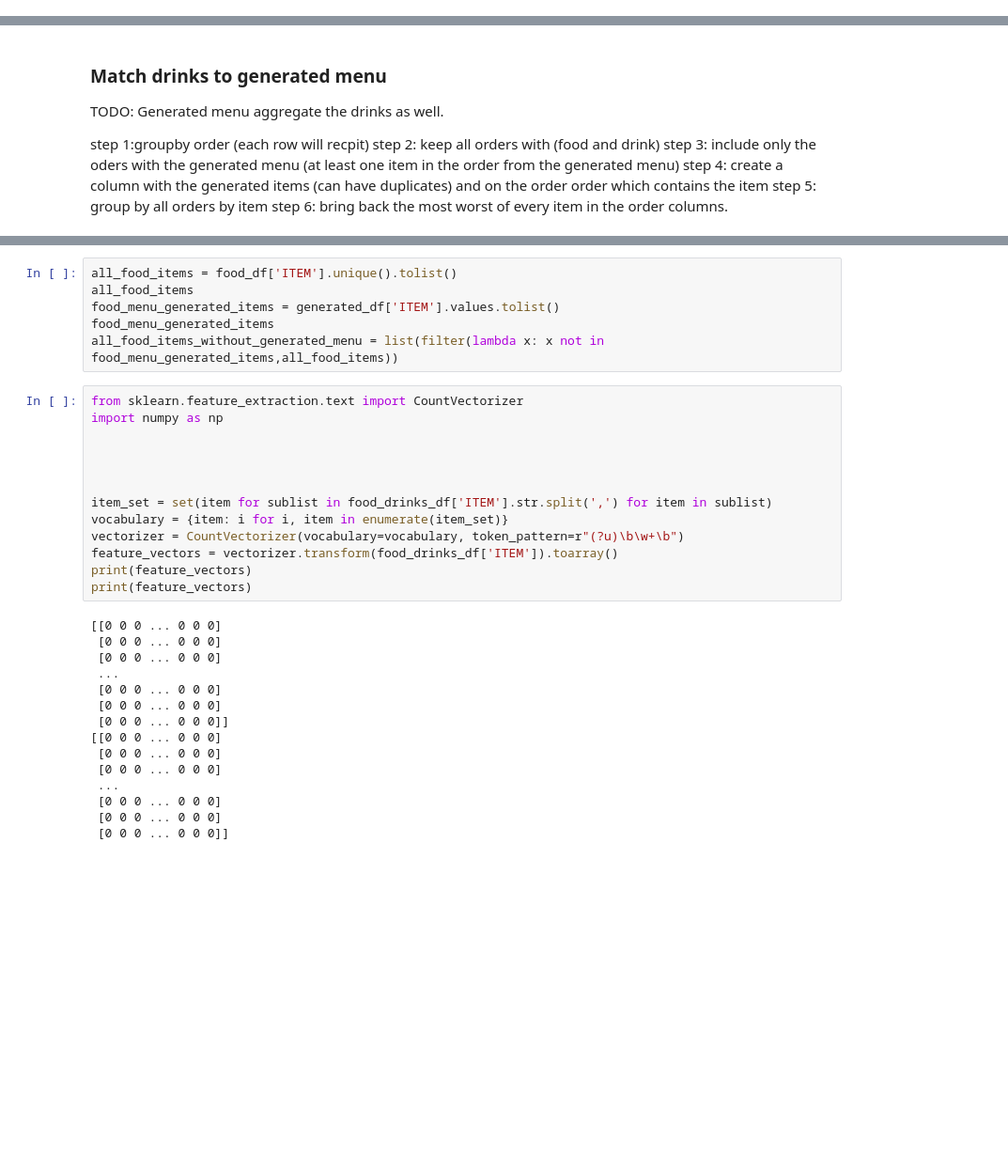
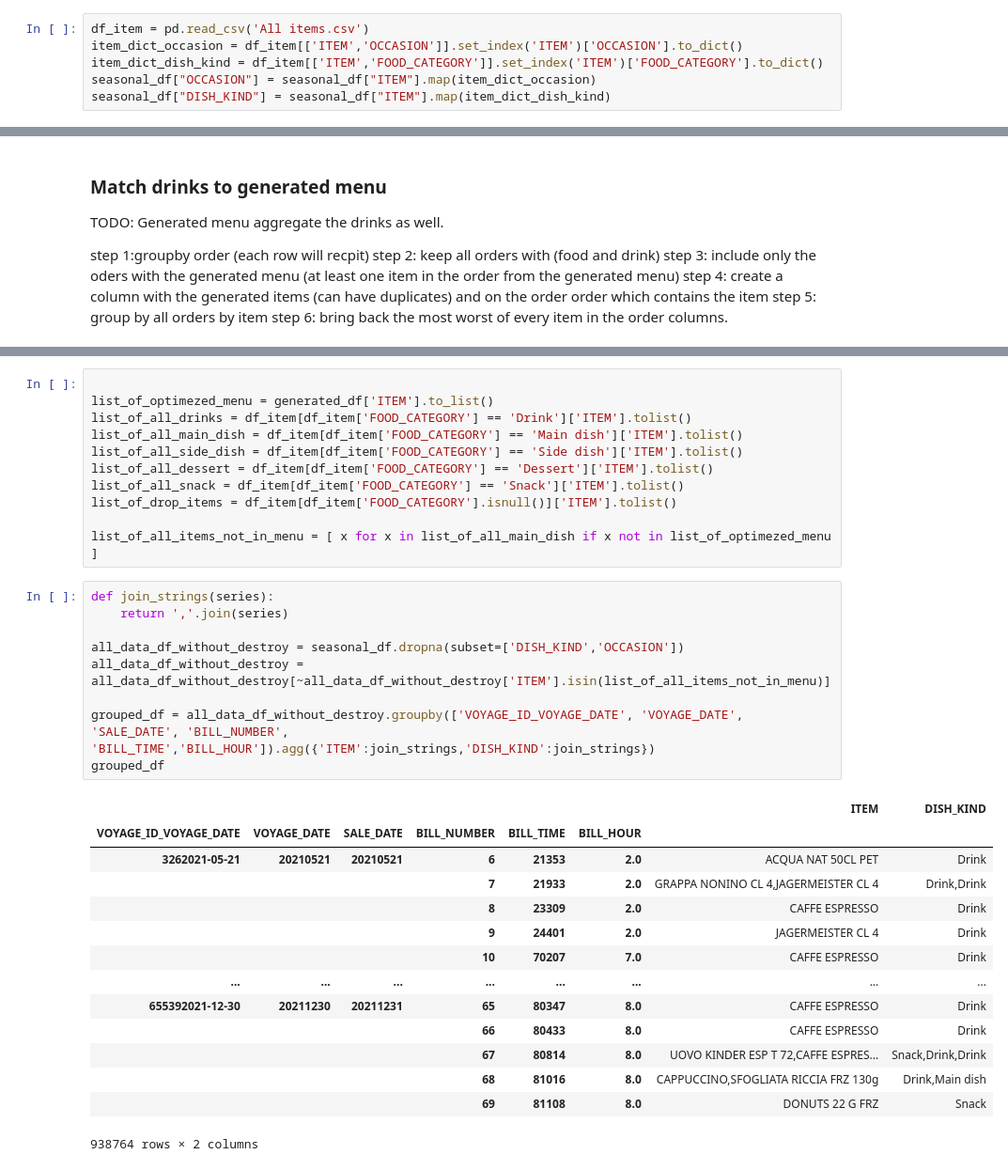
Before and after one commit to IgalKF/Academy.DataScience.MenuOptimization, a Jupyter notebook: ItalyMenu.ipynb, the cells around one changed output, grey strips where cells are left out. Shown at 94% size. Drawn from its saved outputs; the diff is of its cells as text; blank space fills up the shorter version.

```diff
--- a/ItalyMenu.ipynb
+++ b/ItalyMenu.ipynb
@@ -417,6 +417,12 @@ seasonal_df.groupby(['SALES_TIER_SEASON','WEEKEND_SALE']).agg({'EARNINGS':'sum'}
 # %% [output]
 <Axes: ylabel='SALES_TIER_SEASON'>
 [figure]
+# %%
+df_item = pd.read_csv('All items.csv')
+item_dict_occasion = df_item[['ITEM','OCCASION']].set_index('ITEM')['OCCASION'].to_dict()
+item_dict_dish_kind = df_item[['ITEM','FOOD_CATEGORY']].set_index('ITEM')['FOOD_CATEGORY'].to_dict()
+seasonal_df["OCCASION"] = seasonal_df["ITEM"].map(item_dict_occasion)
+seasonal_df["DISH_KIND"] = seasonal_df["ITEM"].map(item_dict_dish_kind)
 # %% [markdown]
 # BCG Categorization
 # %%
@@ -728,34 +717,35 @@ food_drinks_df = food_drinks_df.drop(columns="MENU_CATEGORY")
-# %%
-all_food_items = food_df['ITEM'].unique().tolist()
-all_food_items
-food_menu_generated_items = generated_df['ITEM'].values.tolist()
-food_menu_generated_items
-all_food_items_without_generated_menu = list(filter(lambda x: x not in food_menu_generated_items,all_food_items))
-# %%
-from sklearn.feature_extraction.text import CountVectorizer
-import numpy as np
-
-
-
-
-item_set = set(item for sublist in food_drinks_df['ITEM'].str.split(',') for item in sublist)
-vocabulary = {item: i for i, item in enumerate(item_set)}
-vectorizer = CountVectorizer(vocabulary=vocabulary, token_pattern=r"(?u)\b\w+\b")
-feature_vectors = vectorizer.transform(food_drinks_df['ITEM']).toarray()
-print(feature_vectors)
-print(feature_vectors)
-# %% [output]
-[[0 0 0 ... 0 0 0]
- [0 0 0 ... 0 0 0]
- [0 0 0 ... 0 0 0]
- ...
- [0 0 0 ... 0 0 0]
- [0 0 0 ... 0 0 0]
- [0 0 0 ... 0 0 0]]
-[[0 0 0 ... 0 0 0]
- [0 0 0 ... 0 0 0]
- [0 0 0 ... 0 0 0]
- ...
- [0 0 0 ... 0 0 0]
- [0 0 0 ... 0 0 0]
- [0 0 0 ... 0 0 0]]
+# %%
+
+list_of_optimezed_menu = generated_df['ITEM'].to_list()
+list_of_all_drinks = df_item[df_item['FOOD_CATEGORY'] == 'Drink']['ITEM'].tolist()
+list_of_all_main_dish = df_item[df_item['FOOD_CATEGORY'] == 'Main dish']['ITEM'].tolist()
+list_of_all_side_dish = df_item[df_item['FOOD_CATEGORY'] == 'Side dish']['ITEM'].tolist()
+list_of_all_dessert = df_item[df_item['FOOD_CATEGORY'] == 'Dessert']['ITEM'].tolist()
+list_of_all_snack = df_item[df_item['FOOD_CATEGORY'] == 'Snack']['ITEM'].tolist()
+list_of_drop_items = df_item[df_item['FOOD_CATEGORY'].isnull()]['ITEM'].tolist()
+
+list_of_all_items_not_in_menu = [ x for x in list_of_all_main_dish if x not in list_of_optimezed_menu ]
+# %%
+def join_strings(series):
+    return ','.join(series)
+
+all_data_df_without_destroy = seasonal_df.dropna(subset=['DISH_KIND','OCCASION'])
+all_data_df_without_destroy = all_data_df_without_destroy[~all_data_df_without_destroy['ITEM'].isin(list_of_all_items_not_in_menu)]
+
+grouped_df = all_data_df_without_destroy.groupby(['VOYAGE_ID_VOYAGE_DATE', 'VOYAGE_DATE', 'SALE_DATE', 'BILL_NUMBER', 'BILL_TIME','BILL_HOUR']).agg({'ITEM':join_strings,'DISH_KIND':join_strings})
+grouped_df
+# %% [output]
+|  |  |  |  |  |  | ITEM | DISH_KIND |
+| VOYAGE_ID_VOYAGE_DATE | VOYAGE_DATE | SALE_DATE | BILL_NUMBER | BILL_TIME | BILL_HOUR |  |  |
+| 3262021-05-21 | 20210521 | 20210521 | 6 | 21353 | 2.0 | ACQUA NAT 50CL PET | Drink |
+|  |  |  | 7 | 21933 | 2.0 | GRAPPA NONINO CL 4,JAGERMEISTER CL 4 | Drink,Drink |
+|  |  |  | 8 | 23309 | 2.0 | CAFFE ESPRESSO | Drink |
+|  |  |  | 9 | 24401 | 2.0 | JAGERMEISTER CL 4 | Drink |
+|  |  |  | 10 | 70207 | 7.0 | CAFFE ESPRESSO | Drink |
+| ... | ... | ... | ... | ... | ... | ... | ... |
+| 655392021-12-30 | 20211230 | 20211231 | 65 | 80347 | 8.0 | CAFFE ESPRESSO | Drink |
+|  |  |  | 66 | 80433 | 8.0 | CAFFE ESPRESSO | Drink |
+|  |  |  | 67 | 80814 | 8.0 | UOVO KINDER ESP T 72,CAFFE ESPRES... | Snack,Drink,Drink |
+|  |  |  | 68 | 81016 | 8.0 | CAPPUCCINO,SFOGLIATA RICCIA FRZ 130g | Drink,Main dish |
+|  |  |  | 69 | 81108 | 8.0 | DONUTS 22 G FRZ | Snack |
+938764 rows × 2 columns
```
Also changed, not shown: parts of 16 cells of this notebook.
